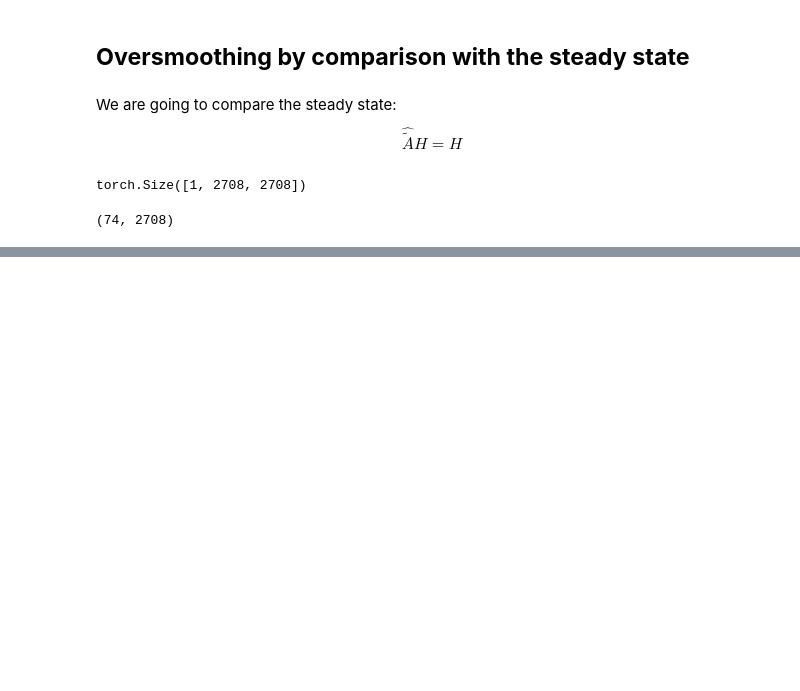
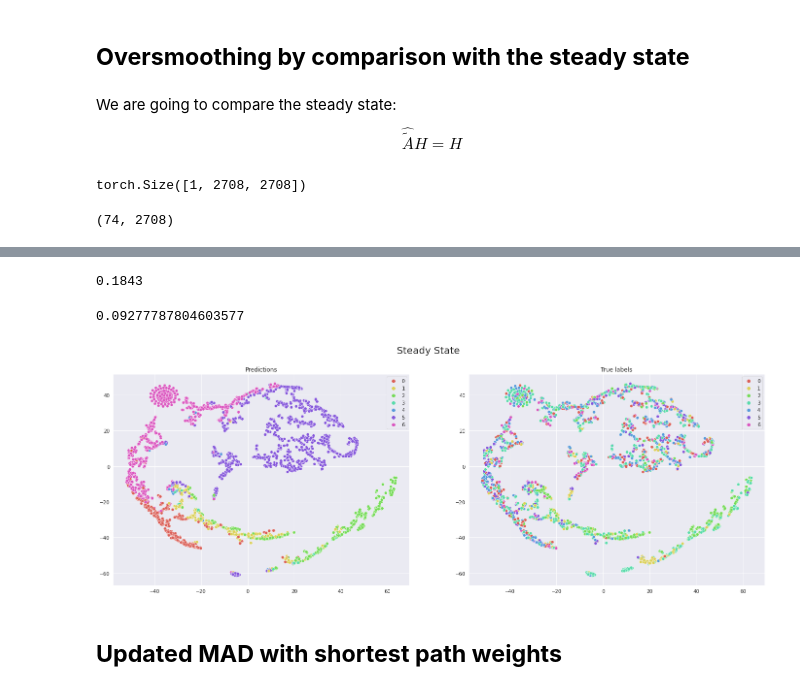
Before and after one commit to achrafash/gnn-receptive-fields, a Jupyter notebook: 03_smoothing_metrics.ipynb, the cells around one changed output, grey strips where cells are left out. Saved outputs shown, nothing was run; the diff lists cells and outputs as text; code cells hidden in the pictures; blank space fills up the shorter version.

```diff
--- a/03_smoothing_metrics.ipynb
+++ b/03_smoothing_metrics.ipynb
@@ -301,6 +301,18 @@ def run(data: type(G), model: torch.nn.Module,
 
     print(f"Val Loss: {loss.mean().item():.4f}, Test Accuracy: {acc.mean().item():.3f} ± {acc.std().item():.3f}, Duration: {duration.mean().item():.3f}")
     return train_losses, test_accs, feat_dists
+# %%
+config = dict(
+    num_layers=2,
+    hidden_dim=16,
+    num_features=cora_dataset.num_features,
+    num_classes=cora_dataset.num_classes,
+    epochs=400,
+    learning_rate=0.01,
+    weight_decay=5e-4,
+    early_stopping=0,
+    runs=1
+)
 # %%
 NUM_LAYERS=2
 HIDDEN_DIM=16
@@ -369,7 +363,7 @@ fig.show()
 ## **Visualizing the hidden representations with t-SNE**
 # %%
 from sklearn.manifold import TSNE
-palette = sns.color_palette("hls", NUM_CLASSES)
+palette = sns.color_palette("hls", config['num_classes'])
 # %%
 def tsne_plot(model: torch.nn.Module, title:str):
     # Representing the representations with t-SNE algorithm
@@ -608,0 +605,4 @@ eigenvectors[eigenvalues == 1].shape
+# %%
+converged_model = VanillaGCN(num_layers=20, hidden_dim=config['hidden_dim'],
+                             num_features=config['num_features'],
+                             num_classes=config['num_classes'])
@@ -608,0 +653,14 @@ eigenvectors[eigenvalues == 1].shape
+# %%
+mad_value(h.detach().numpy(), np.ones((A.shape)))
+# %% [output]
+0.1843
+# %%
+mad_gap_value(h.detach().numpy(), A)
+# %% [output]
+0.09277787804603577
+# %%
+tsne_plot(model=converged_model, title="Steady State")
+# %% [output]
+[figure, added]
+# %% [markdown]
+## **Updated MAD with shortest path weights**
```
Also changed, not shown: parts of 35 cells of this notebook.
